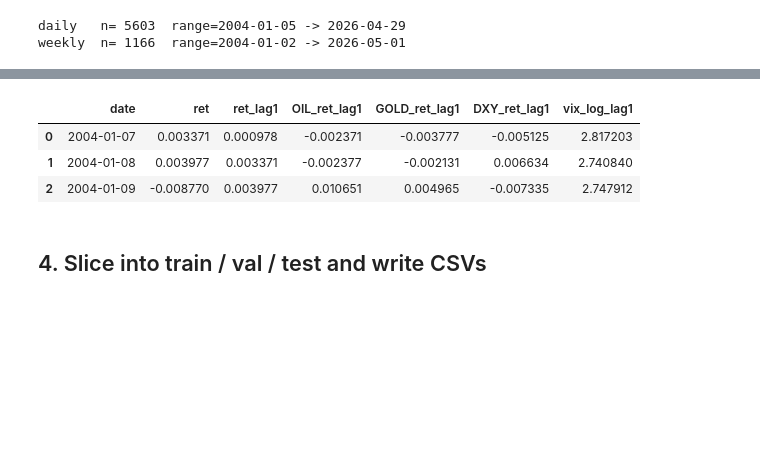
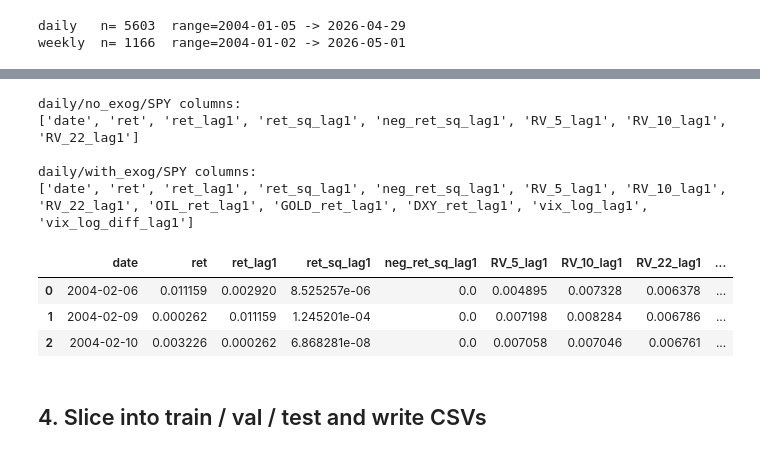
Before and after one commit to harshG97/timeseries-financial-volatility-modelling, a Jupyter notebook: 02_build_splits.ipynb, the cells around one changed output, grey strips where cells are left out. Drawn from its saved outputs; the diff is of its cells as text; code cells hidden in the pictures; blank space fills up the shorter version.

```diff
--- a/02_build_splits.ipynb
+++ b/02_build_splits.ipynb
@@ -91,15 +105,27 @@ For each frequency:
 # %%
+RV_WINDOWS = (5, 10, 22)
+
 def build_features(panel: pd.DataFrame) -> pd.DataFrame:
     out = pd.DataFrame(index=panel.index)
+    # Endogenous features per asset
     for s in ["SPY", "OIL", "GOLD", "DXY"]:
-        out[f"{s}_ret"] = np.log(panel[s]).diff()
+        ret = np.log(panel[s]).diff()
+        out[f"{s}_ret"] = ret
+        out[f"{s}_ret_lag1"] = ret.shift(1)
+        if s != "DXY":
+            ret_sq = ret ** 2
+            out[f"{s}_ret_sq_lag1"] = ret_sq.shift(1)
+            out[f"{s}_neg_ret_sq_lag1"] = ((ret < 0) * ret_sq).shift(1)
+            for w in RV_WINDOWS:
+                out[f"{s}_RV_{w}_lag1"] = ret.rolling(w).std().shift(1)
+    # Market / exogenous features
     out["vix_log"] = np.log(panel["VIX"])
-    for col in list(out.columns):
-        out[f"{col}_lag1"] = out[col].shift(1)
+    out["vix_log_lag1"] = out["vix_log"].shift(1)
+    out["vix_log_diff_lag1"] = out["vix_log"].diff().shift(1)
     return out.dropna()
 
 features = {freq: build_features(p) for freq, p in panels.items()}
 for freq, f in features.items():
-    print(f"{freq:6s}  n={len(f):5d}  range={f.index.min().date()} -> {f.index.max().date()}")
+    print(f"{freq:6s}  n={len(f):5d}  range={f.index.min().date()} -> {f.index.max().date()}  cols={len(f.columns)}")
 features["daily"].head(3)
 # %% [output]
@@ -118,23 +153,43 @@ The target series is excluded from its own exogenous set.
 # %%
 def build_cell(freq: str, target: str, use_exog: bool) -> pd.DataFrame:
     f = features[freq]
-    cols = {"ret": f[f"{target}_ret"], "ret_lag1": f[f"{target}_ret_lag1"]}
+    cols = {"ret": f[f"{target}_ret"]}
+    # Endogenous features (always included)
+    cols["ret_lag1"]         = f[f"{target}_ret_lag1"]
+    cols["ret_sq_lag1"]      = f[f"{target}_ret_sq_lag1"]
+    cols["neg_ret_sq_lag1"]  = f[f"{target}_neg_ret_sq_lag1"]
+    for w in RV_WINDOWS:
+        cols[f"RV_{w}_lag1"] = f[f"{target}_RV_{w}_lag1"]
     if use_exog:
-        for s in ["SPY", "OIL", "GOLD", "DXY"]:
+        # Cross-asset return lags (target excluded)
+        for s in ["SPY", "OIL", "GOLD"]:
             if s == target:
                 continue
             cols[f"{s}_ret_lag1"] = f[f"{s}_ret_lag1"]
-        cols["vix_log_lag1"] = f["vix_log_lag1"]
+        # External market features
+        cols["DXY_ret_lag1"]     = f["DXY_ret_lag1"]
+        cols["vix_log_lag1"]     = f["vix_log_lag1"]
+        cols["vix_log_diff_lag1"] = f["vix_log_diff_lag1"]
     df = pd.DataFrame(cols, index=f.index).dropna()
     df.index.name = "date"
     return df.reset_index()
 
+print("daily/no_exog/SPY columns:")
+print(list(build_cell("daily", "SPY", False).columns))
+print()
+print("daily/with_exog/SPY columns:")
+print(list(build_cell("daily", "SPY", True).columns))
 build_cell("daily", "SPY", True).head(3)
 # %% [output]
+daily/no_exog/SPY columns:
+['date', 'ret', 'ret_lag1', 'ret_sq_lag1', 'neg_ret_sq_lag1', 'RV_5_lag1', 'RV_10_lag1', 'RV_22_lag1']
+
+daily/with_exog/SPY columns:
+['date', 'ret', 'ret_lag1', 'ret_sq_lag1', 'neg_ret_sq_lag1', 'RV_5_lag1', 'RV_10_lag1', 'RV_22_lag1', 'OIL_ret_lag1', 'GOLD_ret_lag1', 'DXY_ret_lag1', 'vix_log_lag1', 'vix_log_diff_lag1']
-|  | date | ret | ret_lag1 | OIL_ret_lag1 | GOLD_ret_lag1 | DXY_ret_lag1 | vix_log_lag1 |
-| 0 | 2004-01-07 | 0.003371 | 0.000978 | -0.002371 | -0.003777 | -0.005125 | 2.817203 |
-| 1 | 2004-01-08 | 0.003977 | 0.003371 | -0.002377 | -0.002131 | 0.006634 | 2.740840 |
-| 2 | 2004-01-09 | -0.008770 | 0.003977 | 0.010651 | 0.004965 | -0.007335 | 2.747912 |
+|  | date | ret | ret_lag1 | ret_sq_lag1 | neg_ret_sq_lag1 | RV_5_lag1 | RV_10_lag1 | RV_22_lag1 | ... |
+| 0 | 2004-02-06 | 0.011159 | 0.002920 | 8.525257e-06 | 0.0 | 0.004895 | 0.007328 | 0.006378 | ... |
+| 1 | 2004-02-09 | 0.000262 | 0.011159 | 1.245201e-04 | 0.0 | 0.007198 | 0.008284 | 0.006786 | ... |
+| 2 | 2004-02-10 | 0.003226 | 0.000262 | 6.868281e-08 | 0.0 | 0.007058 | 0.007046 | 0.006761 | ... |
 # %% [markdown]
 ## 4. Slice into train / val / test and write CSVs
 # %%
```
Also changed, not shown: parts of 13 cells of this notebook, 38 other files.
